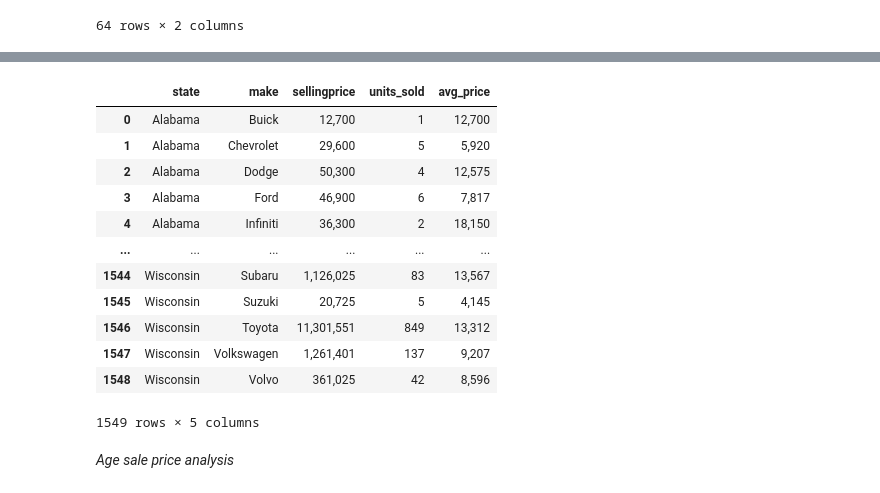
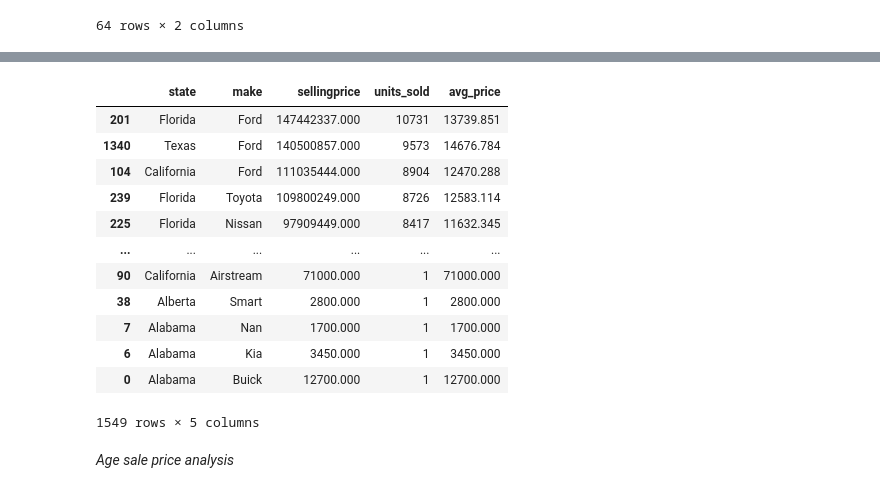
Before and after one commit to LostinIzier/Car_price_analysis, a Jupyter notebook: Market_analysis.ipynb, the cells around one changed output, grey strips where cells are left out. Saved outputs shown, nothing was run; the diff lists cells and outputs as text; code cells hidden in the pictures.

```diff
--- a/Market_analysis.ipynb
+++ b/Market_analysis.ipynb
@@ -237,18 +258,17 @@ state_brand_df["avg_price"]=state_brand_df["sellingprice"]/state_brand_df["units
 # %%
-state_brand_df
 # %% [output]
 |  | state | make | sellingprice | units_sold | avg_price |
-| 0 | Alabama | Buick | 12,700 | 1 | 12,700 |
-| 1 | Alabama | Chevrolet | 29,600 | 5 | 5,920 |
-| 2 | Alabama | Dodge | 50,300 | 4 | 12,575 |
-| 3 | Alabama | Ford | 46,900 | 6 | 7,817 |
-| 4 | Alabama | Infiniti | 36,300 | 2 | 18,150 |
+| 201 | Florida | Ford | 147442337.000 | 10731 | 13739.851 |
+| 1340 | Texas | Ford | 140500857.000 | 9573 | 14676.784 |
+| 104 | California | Ford | 111035444.000 | 8904 | 12470.288 |
+| 239 | Florida | Toyota | 109800249.000 | 8726 | 12583.114 |
+| 225 | Florida | Nissan | 97909449.000 | 8417 | 11632.345 |
 | ... | ... | ... | ... | ... | ... |
-| 1544 | Wisconsin | Subaru | 1,126,025 | 83 | 13,567 |
-| 1545 | Wisconsin | Suzuki | 20,725 | 5 | 4,145 |
-| 1546 | Wisconsin | Toyota | 11,301,551 | 849 | 13,312 |
-| 1547 | Wisconsin | Volkswagen | 1,261,401 | 137 | 9,207 |
-| 1548 | Wisconsin | Volvo | 361,025 | 42 | 8,596 |
+| 90 | California | Airstream | 71000.000 | 1 | 71000.000 |
+| 38 | Alberta | Smart | 2800.000 | 1 | 2800.000 |
+| 7 | Alabama | Nan | 1700.000 | 1 | 1700.000 |
+| 6 | Alabama | Kia | 3450.000 | 1 | 3450.000 |
+| 0 | Alabama | Buick | 12700.000 | 1 | 12700.000 |
 1549 rows × 5 columns
 # %% [markdown]
 *Age sale price analysis*
```
Also changed, not shown: parts of 45 cells of this notebook.
